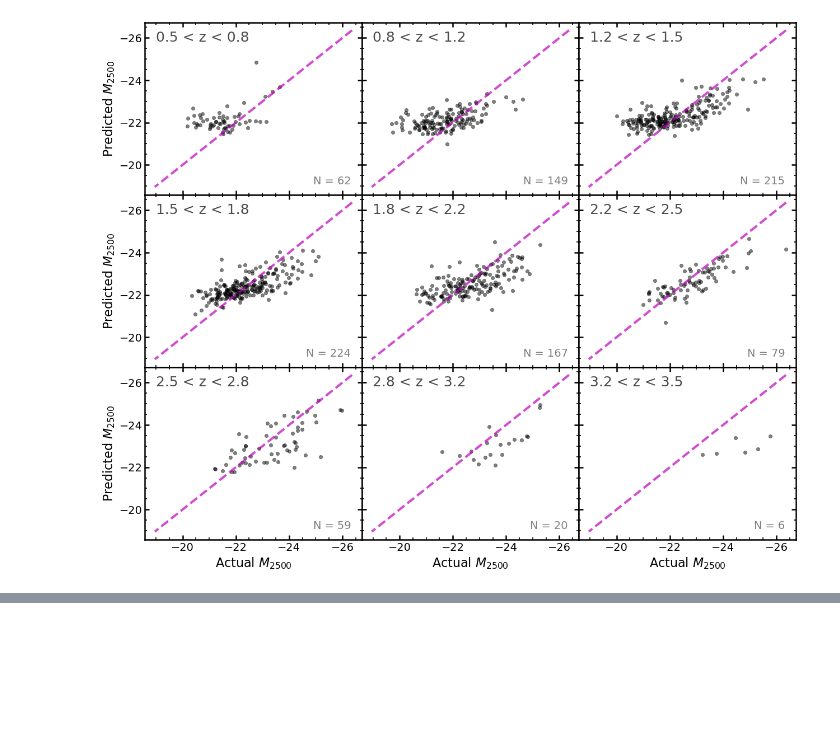
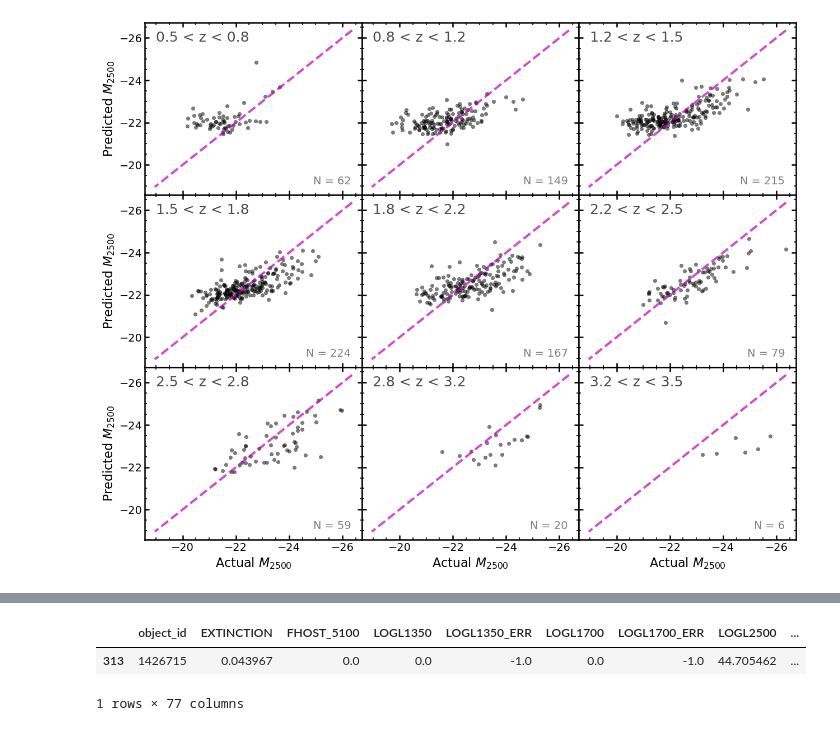
Before and after one commit to dutra/qvc, a Jupyter notebook: tutorials/hubble diagram jun27.ipynb, the cells around one changed output, grey strips where cells are left out. Saved outputs shown, nothing was run; the diff lists cells and outputs as text; code cells hidden in the pictures; blank space fills up the shorter version.

```diff
--- a/tutorials/hubble diagram jun27.ipynb
+++ b/tutorials/hubble diagram jun27.ipynb
@@ -573,3 +573,7 @@ from hubble_plotting import plot_predicted_vs_actual_M2500
 plot_predicted_vs_actual_M2500(flat_samples, df_agn, cosmo_model, show=True)
 # %% [output]
 [figure]
+# %%
+df_agn = load_quasar_data("data/july19_goodsources_chisq5and10_mean1_N20w4000s500_merged.h5", populate_sdss=False, apply_cut=False)
+
+objs = read_quasars_from_hdf5("data/july19_goodsources_chisq5and10_mean1_N20w4000s500_merged.h5")
@@ -575,0 +593,6 @@ plot_predicted_vs_actual_M2500(flat_samples, df_agn, cosmo_model, show=True)
+# %%
+df_agn[df_agn['object_id'] == '1426715']
+# %% [output]
+|  | object_id | EXTINCTION | FHOST_5100 | LOGL1350 | LOGL1350_ERR | LOGL1700 | LOGL1700_ERR | LOGL2500 | ... |
+| 313 | 1426715 | 0.043967 | 0.0 | 0.0 | -1.0 | 0.0 | -1.0 | 44.705462 | ... |
+1 rows × 77 columns
```
Also changed, not shown: parts of 3 cells of this notebook, 3 other files.
